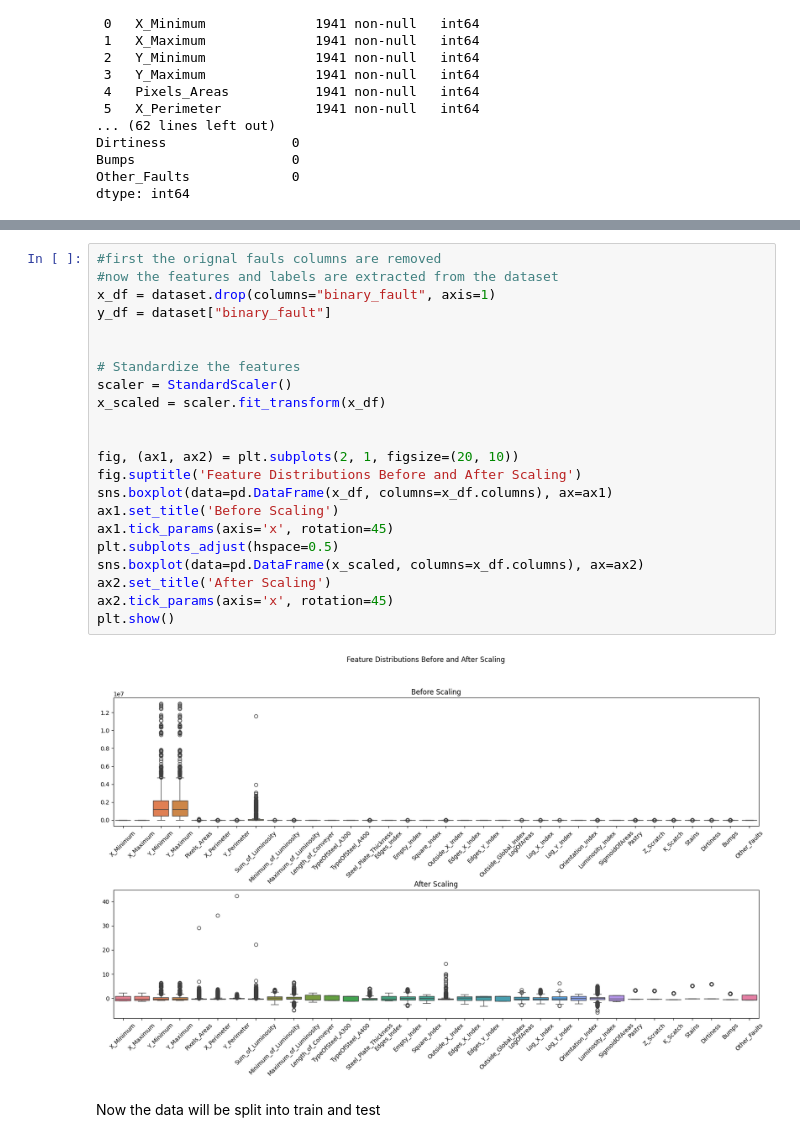
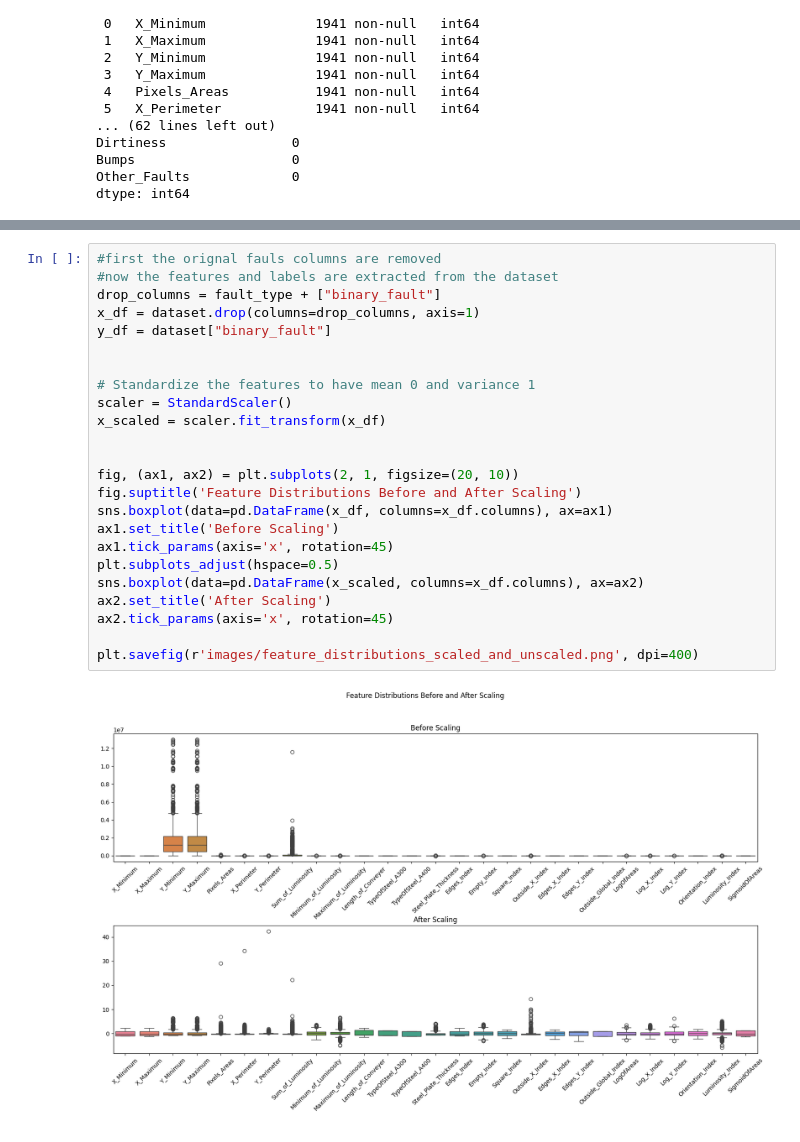
Before and after one commit to MNejmann/AAU-VT1-AML-Miniproject, a Jupyter notebook: binary_classification.ipynb, the cells around one changed output, grey strips where cells are left out. Saved outputs shown, nothing was run; the diff lists cells and outputs as text.

```diff
--- a/binary_classification.ipynb
+++ b/binary_classification.ipynb
@@ -108,27 +114,27 @@ Name: count, dtype: int64
 # %%
 #first the orignal fauls columns are removed
 #now the features and labels are extracted from the dataset
-x_df = dataset.drop(columns="binary_fault", axis=1)
+drop_columns = fault_type + ["binary_fault"]
+x_df = dataset.drop(columns=drop_columns, axis=1)
 y_df = dataset["binary_fault"]
 
 
-# Standardize the features
+# Standardize the features to have mean 0 and variance 1
 scaler = StandardScaler()
 x_scaled = scaler.fit_transform(x_df)
 
 
 fig, (ax1, ax2) = plt.subplots(2, 1, figsize=(20, 10))
 fig.suptitle('Feature Distributions Before and After Scaling')
 sns.boxplot(data=pd.DataFrame(x_df, columns=x_df.columns), ax=ax1)
 ax1.set_title('Before Scaling')
 ax1.tick_params(axis='x', rotation=45)
 plt.subplots_adjust(hspace=0.5)
 sns.boxplot(data=pd.DataFrame(x_scaled, columns=x_df.columns), ax=ax2)
 ax2.set_title('After Scaling')
 ax2.tick_params(axis='x', rotation=45)
-plt.show()
+
+plt.savefig(r'images/feature_distributions_scaled_and_unscaled.png', dpi=400)
 # %% [output]
-[figure, old version]
+[figure, new version]
-# %% [markdown]
-Now the data will be split into train and test
 # %%
```
Also changed, not shown: parts of 6 cells of this notebook, 7 other files.
